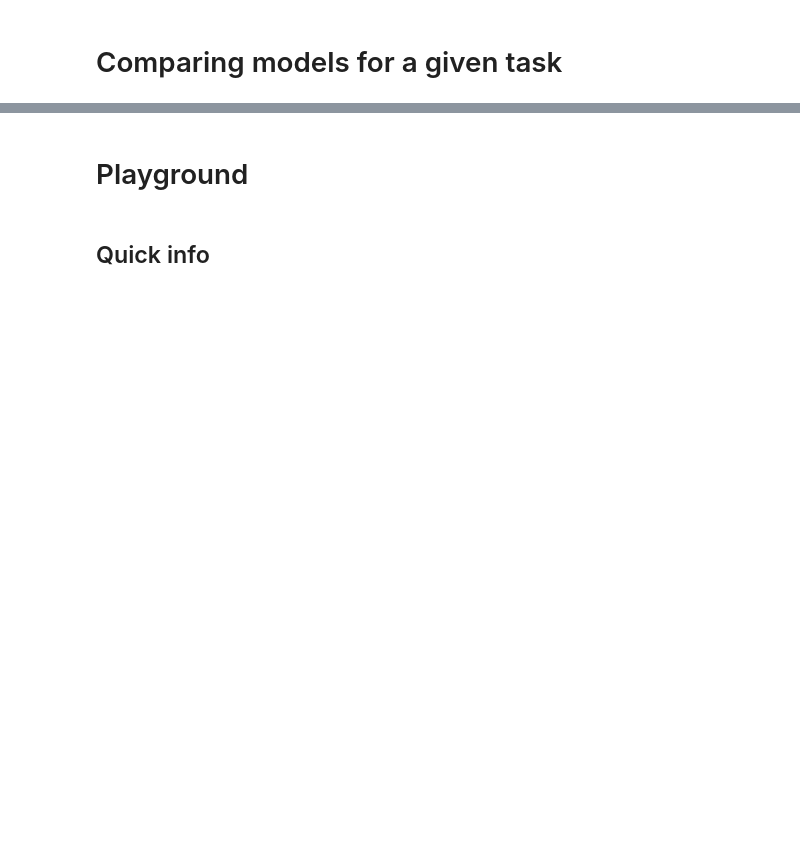
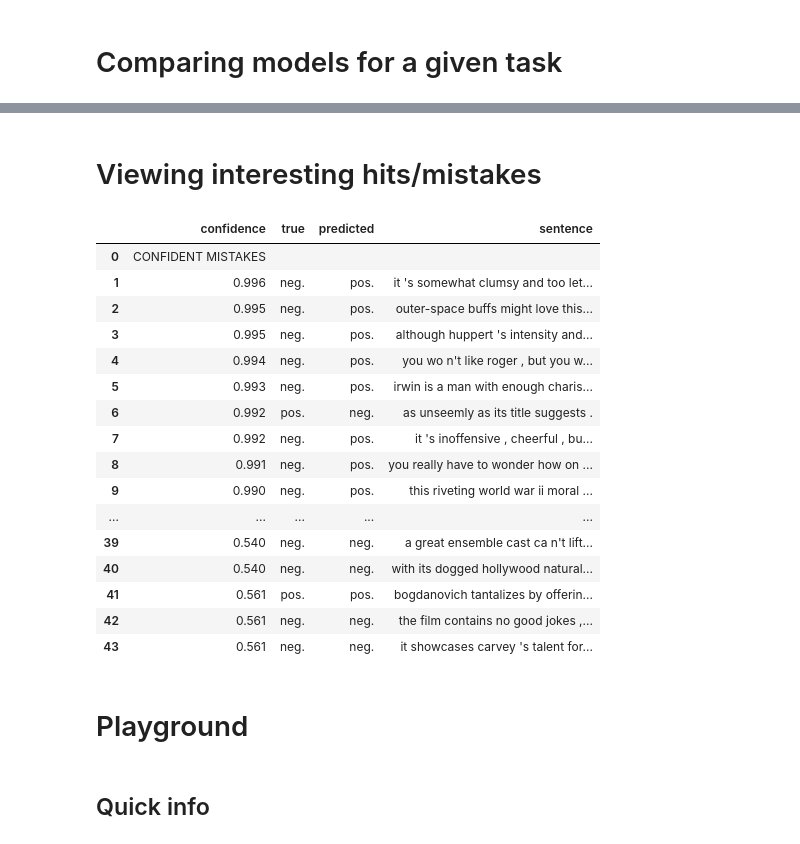
Before and after one commit to samsucik/knowledge-distil-bert, a Jupyter notebook: experiments/analysis/Prediction analysis.ipynb, the cells around one changed output, grey strips where cells are left out. Drawn from its saved outputs; the diff is of its cells as text; code cells hidden in the pictures; blank space fills up the shorter version.

```diff
--- a/experiments/analysis/Prediction analysis.ipynb
+++ b/experiments/analysis/Prediction analysis.ipynb
@@ -61,3 +206,26 @@ Made 131 mistakes out of 970 (86% rate)
+# %% [markdown]
+# Viewing interesting hits/mistakes
+# %%
+data = pd.read_csv("mistakes-hits/{}_{}.tsv".format("SST-2", "BERT"), delimiter="\t")
+data
+# %% [output]
+|  | confidence | true | predicted | sentence |
+| 0 | CONFIDENT MISTAKES |  |  |  |
+| 1 | 0.996 | neg. | pos. | it 's somewhat clumsy and too let... |
+| 2 | 0.995 | neg. | pos. | outer-space buffs might love this... |
+| 3 | 0.995 | neg. | pos. | although huppert 's intensity and... |
+| 4 | 0.994 | neg. | pos. | you wo n't like roger , but you w... |
+| 5 | 0.993 | neg. | pos. | irwin is a man with enough charis... |
+| 6 | 0.992 | pos. | neg. | as unseemly as its title suggests . |
+| 7 | 0.992 | neg. | pos. | it 's inoffensive , cheerful , bu... |
+| 8 | 0.991 | neg. | pos. | you really have to wonder how on ... |
+| 9 | 0.990 | neg. | pos. | this riveting world war ii moral ... |
+| ... | ... | ... | ... | ... |
+| 39 | 0.540 | neg. | neg. | a great ensemble cast ca n't lift... |
+| 40 | 0.540 | neg. | neg. | with its dogged hollywood natural... |
+| 41 | 0.561 | pos. | pos. | bogdanovich tantalizes by offerin... |
+| 42 | 0.561 | neg. | neg. | the film contains no good jokes ,... |
+| 43 | 0.561 | neg. | neg. | it showcases carvey 's talent for... |
 # %% [markdown]
 # Playground
 # %%
```
Also changed, not shown: parts of 10 cells of this notebook, 37 other files.
